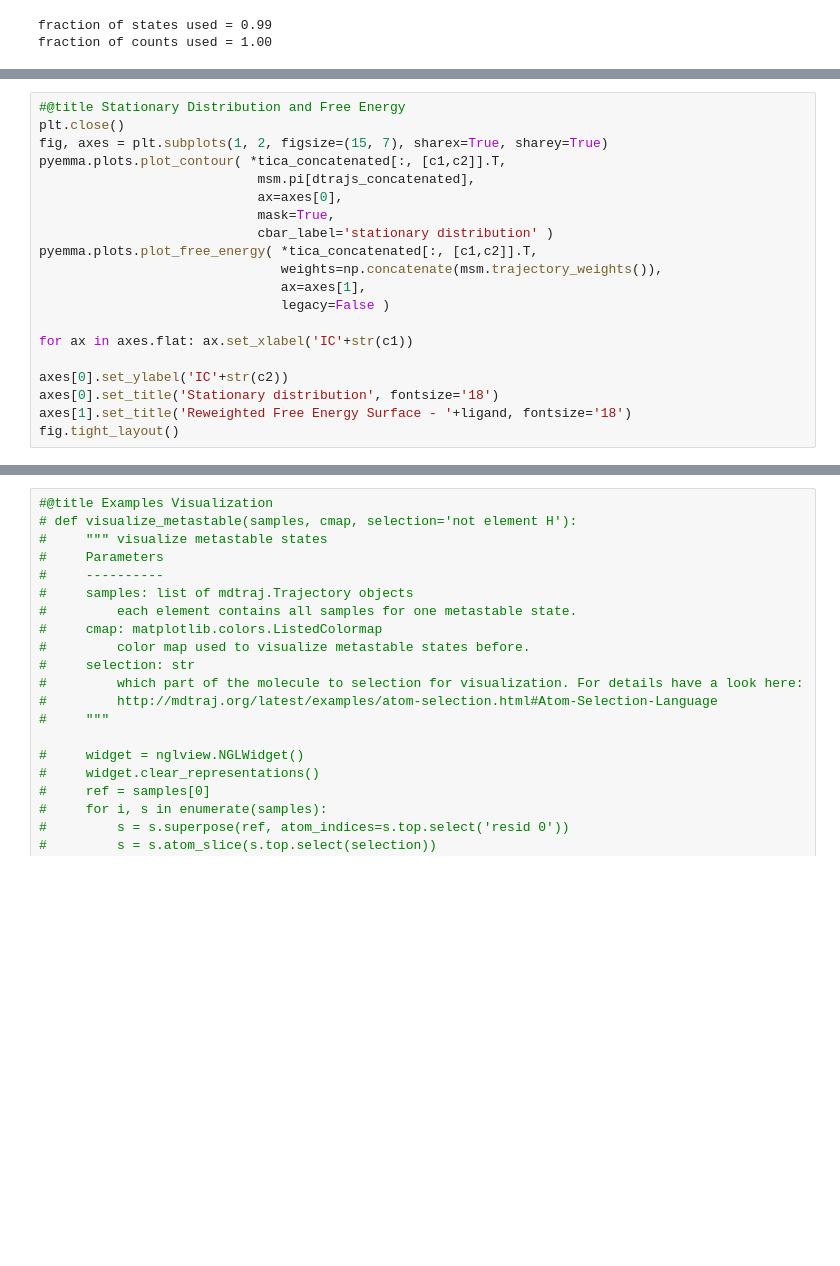
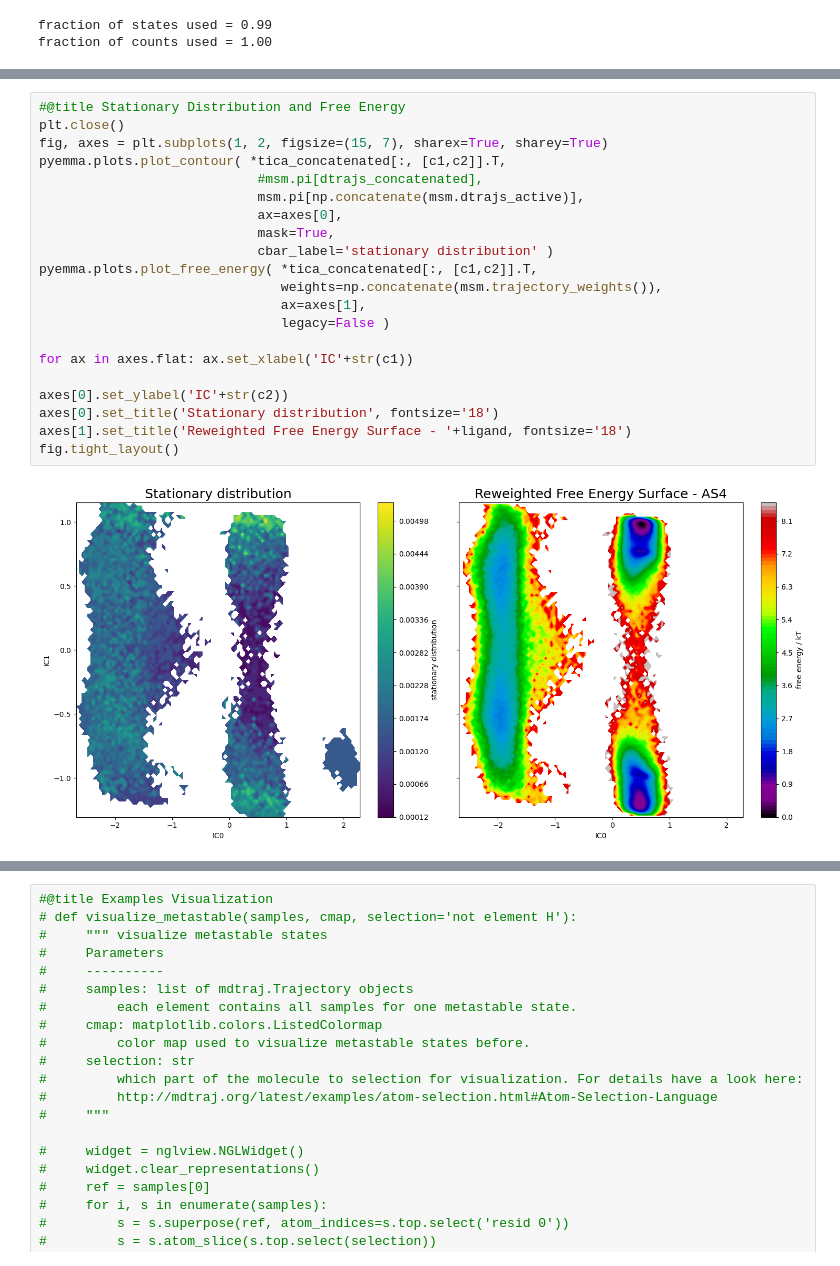
Before and after one commit to saguileran/MD-SCPI, a Jupyter notebook: NoteBooks/PyEMMA_AS4.ipynb, the cells around one changed output, grey strips where cells are left out. Cells and saved outputs as stored; diff of their text form; blank space fills up the shorter version.

```diff
--- a/NoteBooks/PyEMMA_AS4.ipynb
+++ b/NoteBooks/PyEMMA_AS4.ipynb
@@ -245,23 +247,26 @@ fig.tight_layout()
 # %%
 #@title Stationary Distribution and Free Energy
 plt.close()
 fig, axes = plt.subplots(1, 2, figsize=(15, 7), sharex=True, sharey=True)
 pyemma.plots.plot_contour( *tica_concatenated[:, [c1,c2]].T,
-                            msm.pi[dtrajs_concatenated],
+                            #msm.pi[dtrajs_concatenated],
+                            msm.pi[np.concatenate(msm.dtrajs_active)],
                             ax=axes[0],
                             mask=True,
                             cbar_label='stationary distribution' )
 pyemma.plots.plot_free_energy( *tica_concatenated[:, [c1,c2]].T,
                                weights=np.concatenate(msm.trajectory_weights()),
                                ax=axes[1],
                                legacy=False )
 
 for ax in axes.flat: ax.set_xlabel('IC'+str(c1))
 
 axes[0].set_ylabel('IC'+str(c2))
 axes[0].set_title('Stationary distribution', fontsize='18')
 axes[1].set_title('Reweighted Free Energy Surface - '+ligand, fontsize='18')
 fig.tight_layout()
+# %% [output]
+[figure, added]
 # %%
 #@title Eigenvectors
 plt.close()
```
Also changed, not shown: parts of 12 cells of this notebook.
